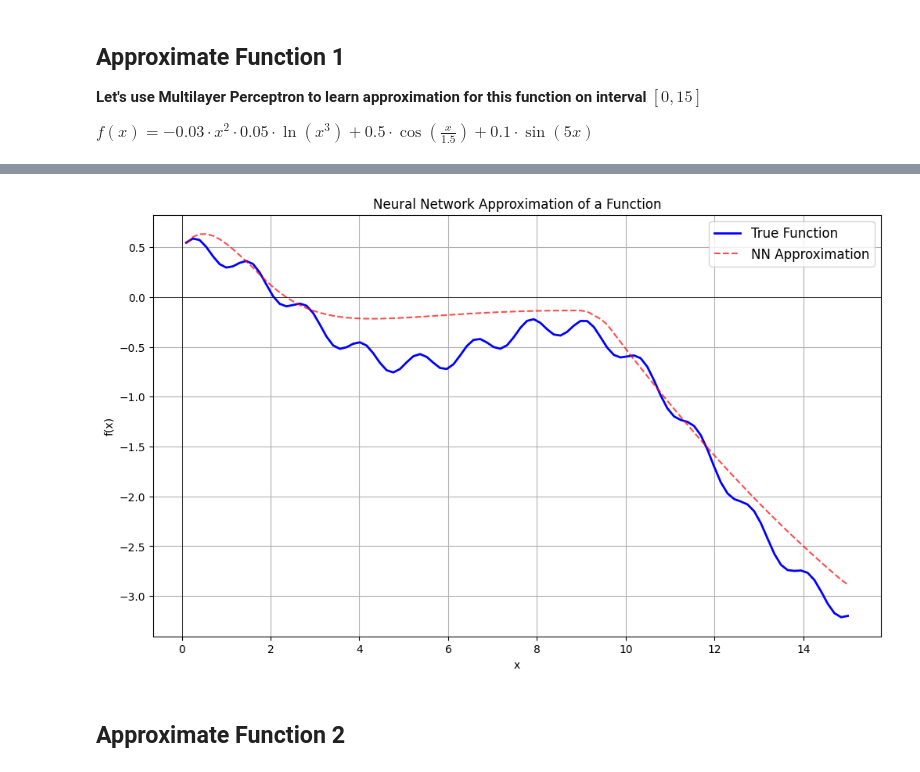
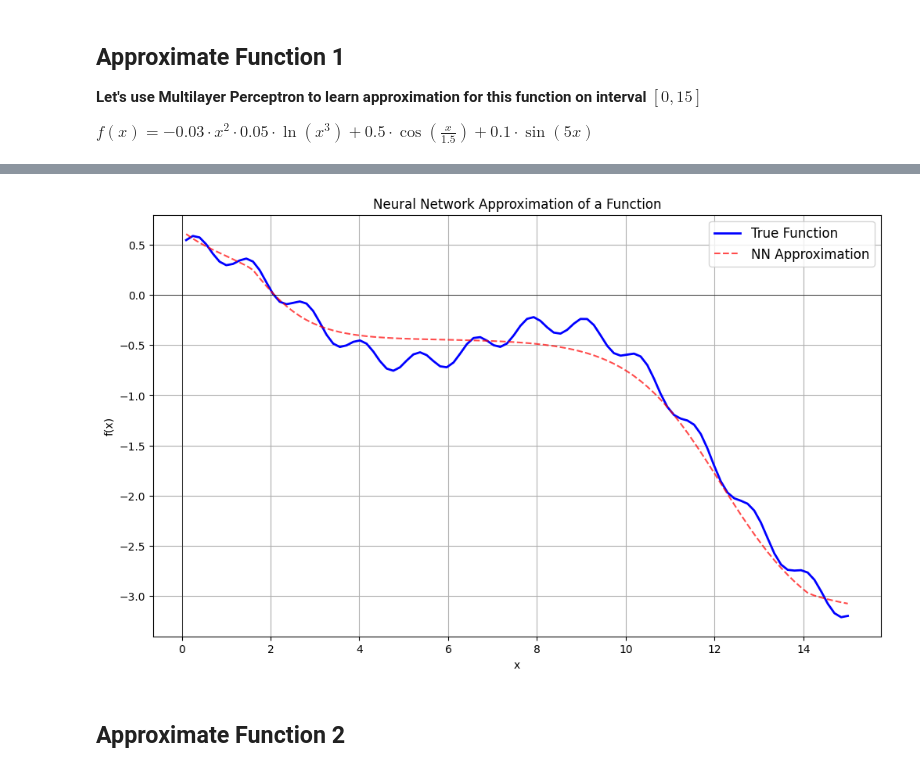
Before and after one commit to stanislavlia/ft-multilayer-perceptron, a Jupyter notebook: universal_approximator.ipynb, the cells around one changed output, grey strips where cells are left out. Drawn from its saved outputs; the diff is of its cells as text; code cells hidden in the pictures.

```diff
--- a/universal_approximator.ipynb
+++ b/universal_approximator.ipynb
@@ -63,7 +63,7 @@ class FuncApproximator:
 
         # Choose Optimizer and Loss
         params = self.model.parameters()
-        optimizer = RMSProp(parameters=params, lr=learning_rate, beta=0.95)
+        optimizer = Adam(parameters=params, lr=learning_rate)
         loss_fn = mean_squared_error_loss
 
         # Fit the model
@@ -135,7 +135,7 @@ model = FeedForwardNN(
         Layer(
             n_input=24,
             n_output=8,
-            activation=Activation.RELU,
+            activation=Activation.TANH,
             initializer=WeightInitializer(option=WeightInitializationOption.NORMAL, sd=xavier_std(16, 8))
         ),
         Layer(
@@ -162,9 +162,9 @@ approximator1 = FuncApproximator(
 approximator1.fit(
     batch_size=8,
     test_split_size=0.1,
-    epochs=60,
+    epochs=40,
     display_on_each_n_step=5,
-    learning_rate=0.0025
+    learning_rate=0.004
 )
 approximator1.visualize_fit()
 # %% [output]
@@ -184,4 +180,4 @@ approximator1.visualize_fit()
-[figure, old version]
+[figure, new version]
 # %% [markdown]
 ## Approximate Function 2
 # %%
```
Also changed, not shown: parts of 3 cells of this notebook, 14 other files.
